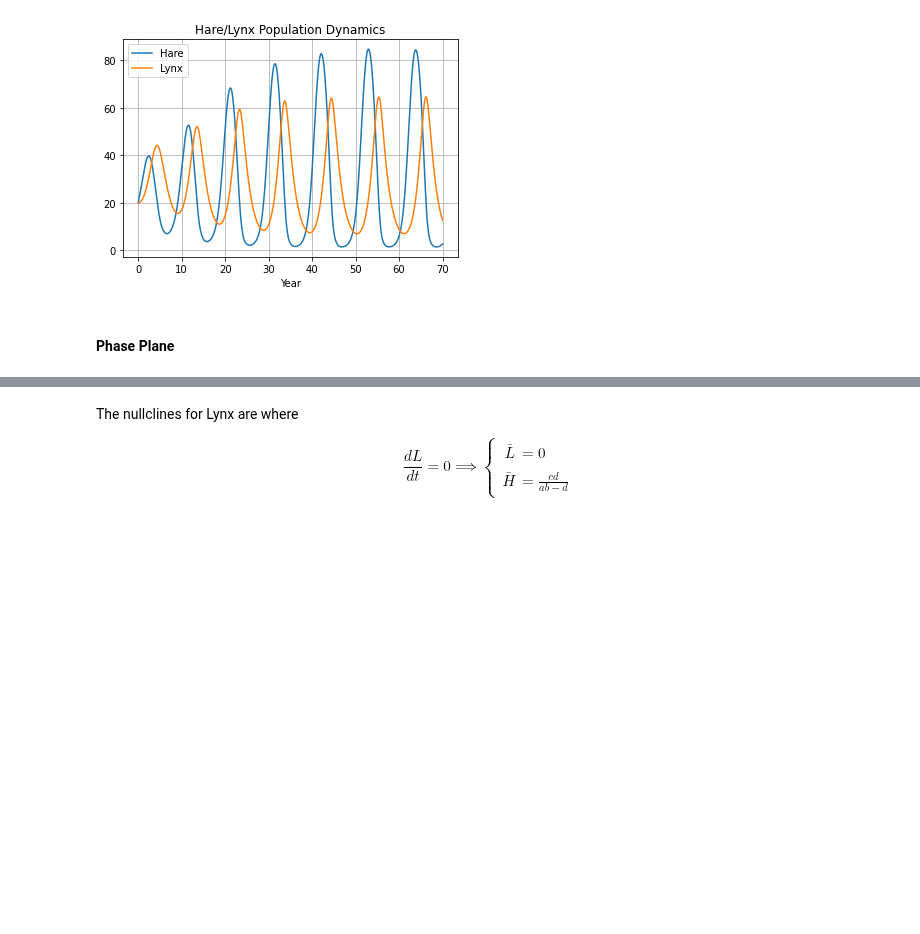
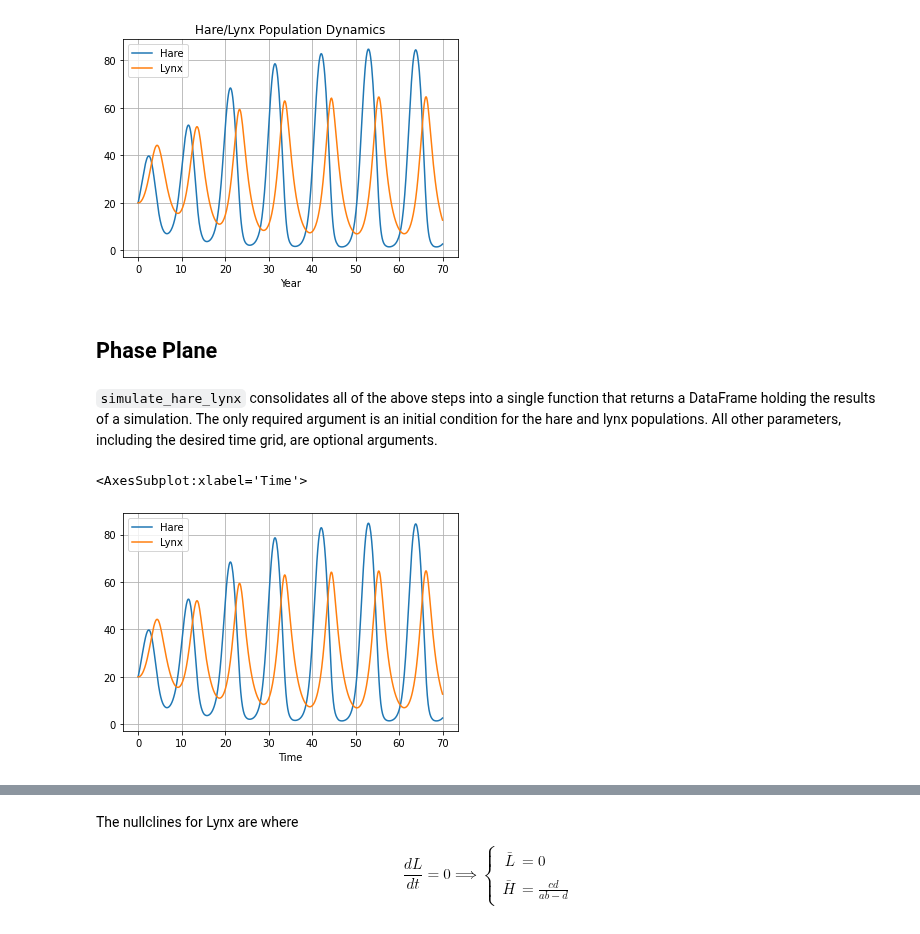
Before and after one commit to jckantor/cbe30338-book, a Jupyter notebook: _build/html/_sources/notebooks/02.08-Hare-and-Lynx.ipynb, the cells around one changed output, grey strips where cells are left out. Drawn from its saved outputs; the diff is of its cells as text; code cells hidden in the pictures; blank space fills up the shorter version.

```diff
--- a/_build/html/_sources/notebooks/02.08-Hare-and-Lynx.ipynb
+++ b/_build/html/_sources/notebooks/02.08-Hare-and-Lynx.ipynb
@@ -115,4 +113,6 @@ df.plot(x="Year", grid=True, title="Hare/Lynx Population Dynamics")
 <AxesSubplot:title={'center':'Hare/Lynx Population Dynamics'}, xlabel='Year'>
 [figure]
 # %% [markdown]
-#### Phase Plane
+## Phase Plane
+# %% [markdown]
+`simulate_hare_lynx` consolidates all of the above steps into a single function that returns a DataFrame holding the results of a simulation. The only required argument is an initial condition for the hare and lynx populations. All other parameters, including the desired time grid, are optional arguments.
@@ -119 +131,8 @@ df.plot(x="Year", grid=True, title="Hare/Lynx Population Dynamics")
+# %%
+IC = [20, 20]
+df = simulate_hare_lynx(IC)
+df.plot(x="Time", grid=True)
+# %% [output]
+<AxesSubplot:xlabel='Time'>
+[figure, added]
 # %%
```
Also changed, not shown: parts of 17 cells of this notebook, 18 other files.
